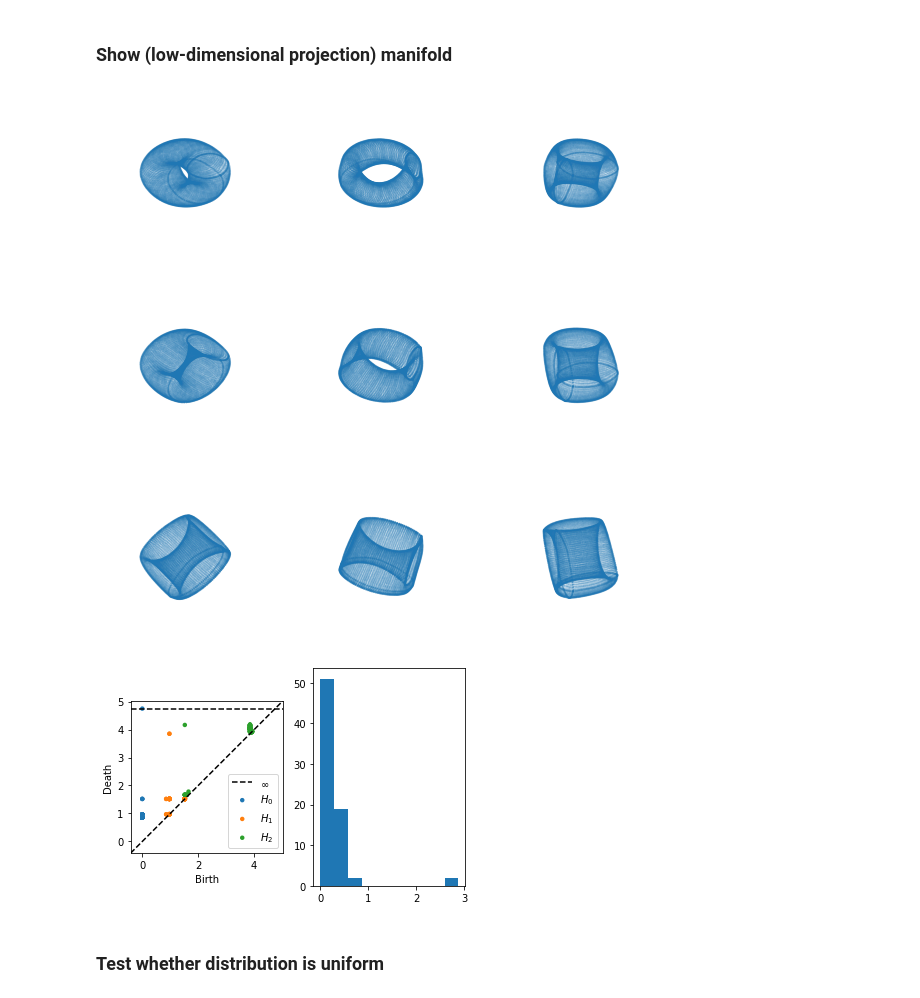
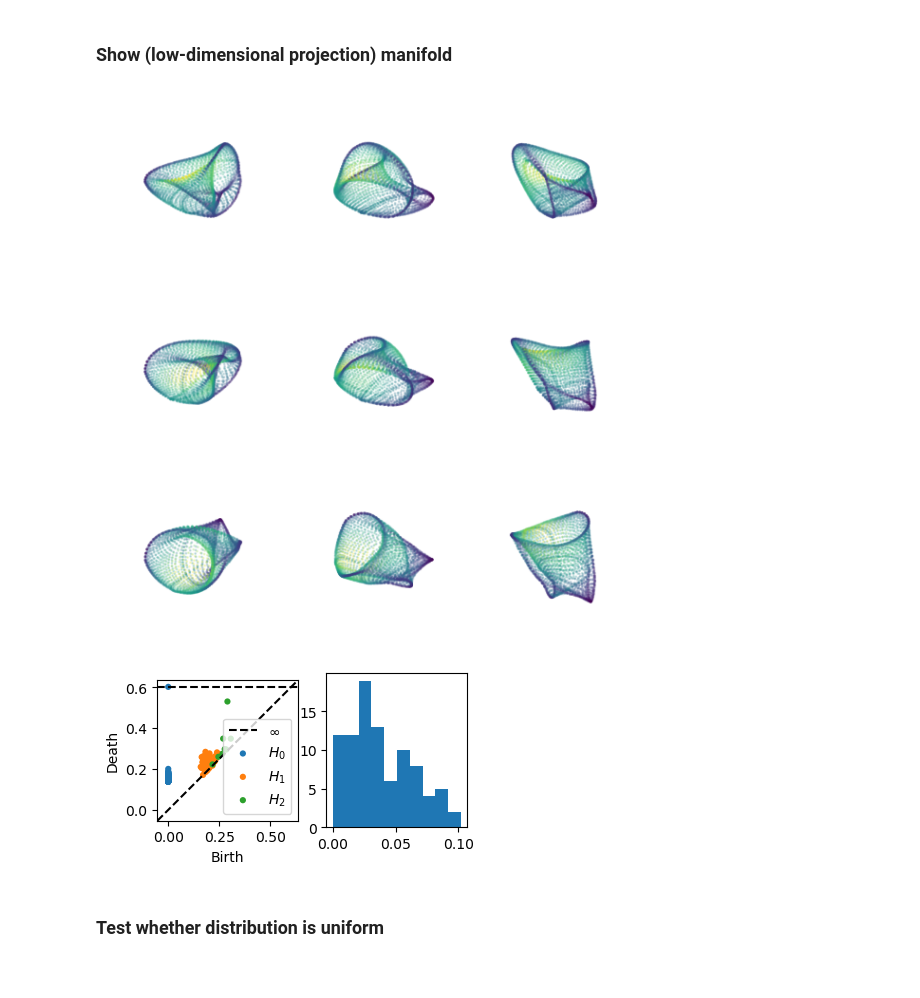
Before and after one commit to bioAI-Oslo/CI-grid-cells, a Jupyter notebook: protocol.ipynb, the cells around one changed output. Cells and saved outputs as stored; diff of their text form; code cells hidden in the pictures.

```diff
--- a/protocol.ipynb
+++ b/protocol.ipynb
@@ -64,5 +67,6 @@ def test_decoding(model,nsamples_space=10000):
 # %%
-r, decoding_error, decoding_error_euclidean = test_decoding(model)
+r, r_pred, decoding_error, decoding_error_euclidean = test_decoding(model)
 print(np.mean(decoding_error), np.mean(decoding_error_euclidean))
-plt.scatter(*r.T,c=decoding_error)
+sc = plt.scatter(*r.T,c=decoding_error)
+#plt.colorbar(sc)
 # %% [output]
@@ -78,0 +84,8 @@ plt.colorbar()
+# %%
+rs = model.unit_cell.sample(10000)
+activity = model(torch.tensor(rs,dtype=torch.float32)).detach().numpy()
+center = model.unit_cell.hpoints[:1]#model.unit_cell.center[None]
+center_activity = model(torch.tensor(center,dtype=torch.float32)).detach().numpy()
+sc = plt.scatter(*rs.T,c=np.linalg.norm(activity-center_activity,axis=-1))
+plt.colorbar(sc)
+plt.scatter(*center.T,color='red')
@@ -107,24 +125,31 @@ def show_manifold(model,nsamples_space=10000):
     #r = model.unit_cell.sample(nsamples_space)
     #r = create_board(1.2,to_torch_tensor=False).reshape(-1,2)
     #r = r[model.unit_cell.is_in_hexagon(r)]
-    r = model.unit_cell.mesh(100)
+    r = model.unit_cell.mesh(60)
     activity = model.forward(torch.tensor(r,dtype=torch.float32)).detach().numpy()
+    J = model.jacobian(torch.tensor(r,dtype=torch.float32))
+    detJ = model.the_jacobian(J).detach().numpy()
     projection = umap.UMAP(n_neighbors=100,n_components=3)
-    return projection.fit_transform(activity), projection, activity
+    return projection.fit_transform(activity), projection, activity, detJ
 # %%
-manifold, projection, activity = show_manifold(model)
+manifold, projection, activity, detJ = show_manifold(model)
+# SHOULD PUT ABSOLUTE COLOR SCALING WRT HIGHEST AND LOWEST OF RELEVANT MODELS
+detJ = detJ-np.min(detJ)
+detJ = detJ/np.max(detJ)
 # %%
-scatter3d(manifold,ncols=3,nrows=3,azim_elev_title=False,figsize=(10,10),alpha=0.2);
+fig, axs = scatter3d(manifold,ncols=3,nrows=3,azim_elev_title=False,figsize=(6,6),alpha=0.2,c=detJ);
+#fig.subplots_adjust(hspace=0,wspace=0)
+plt.tight_layout()
 # %% [output]
-[figure, old version]
+[figure, new version]
 # %%
-fig,axs = plt.subplots(ncols=2)
+fig,axs = plt.subplots(ncols=2,figsize=(4,2))
 #dgms = ripser(g,maxdim=2,n_perm=150)['dgms']
 dgms = ripser(activity,maxdim=2,n_perm=150)['dgms']
 plot_diagrams(dgms, show=False, ax=axs[0])
 axs[1].hist(dgms[1][:,1] - dgms[1][:,0]);
 # %% [output]
-[figure, old version]
+[figure, new version]
 # %% [markdown]
 ### Test whether distribution is uniform
 # %%
```
Also changed, not shown: parts of 19 cells of this notebook, 7 other files.
